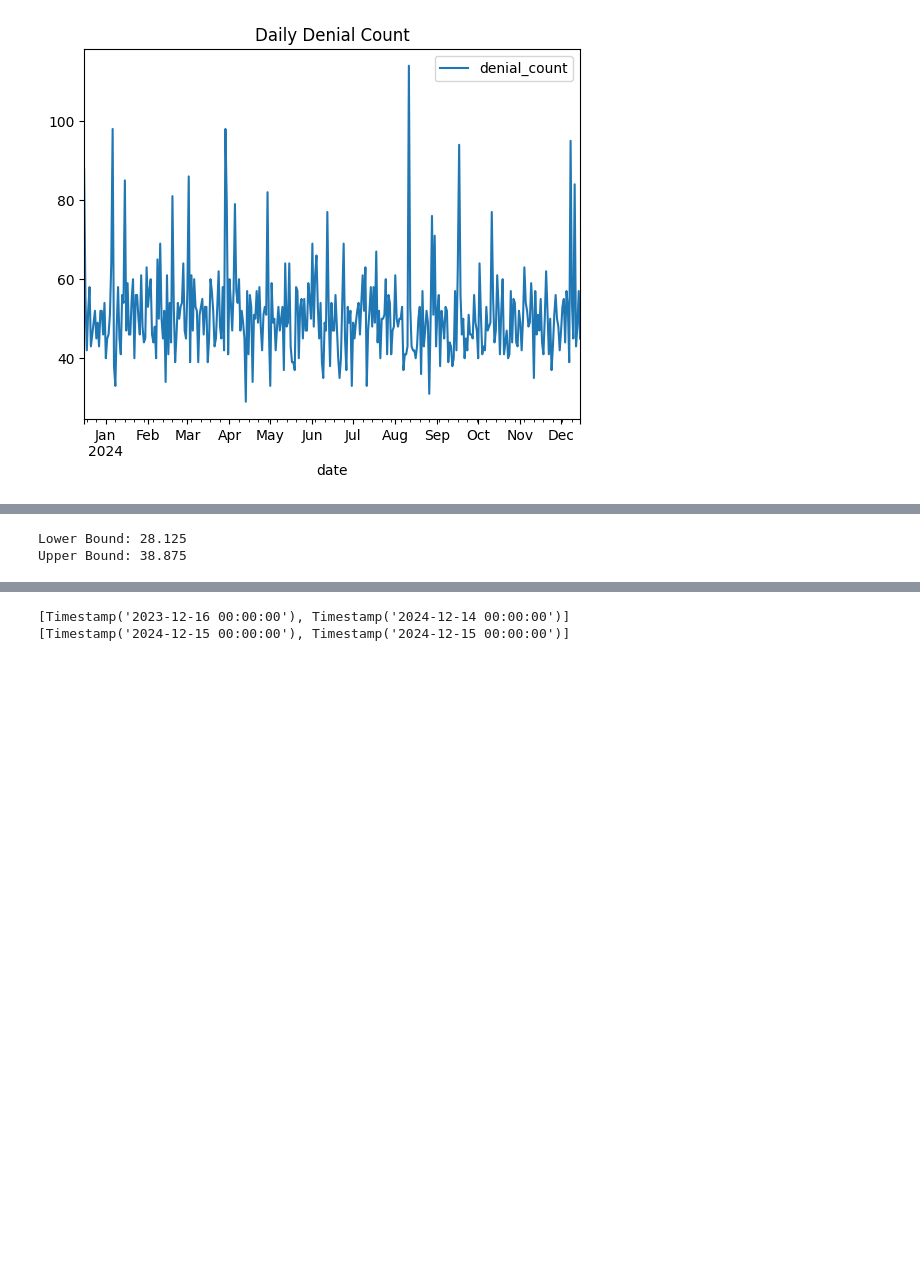
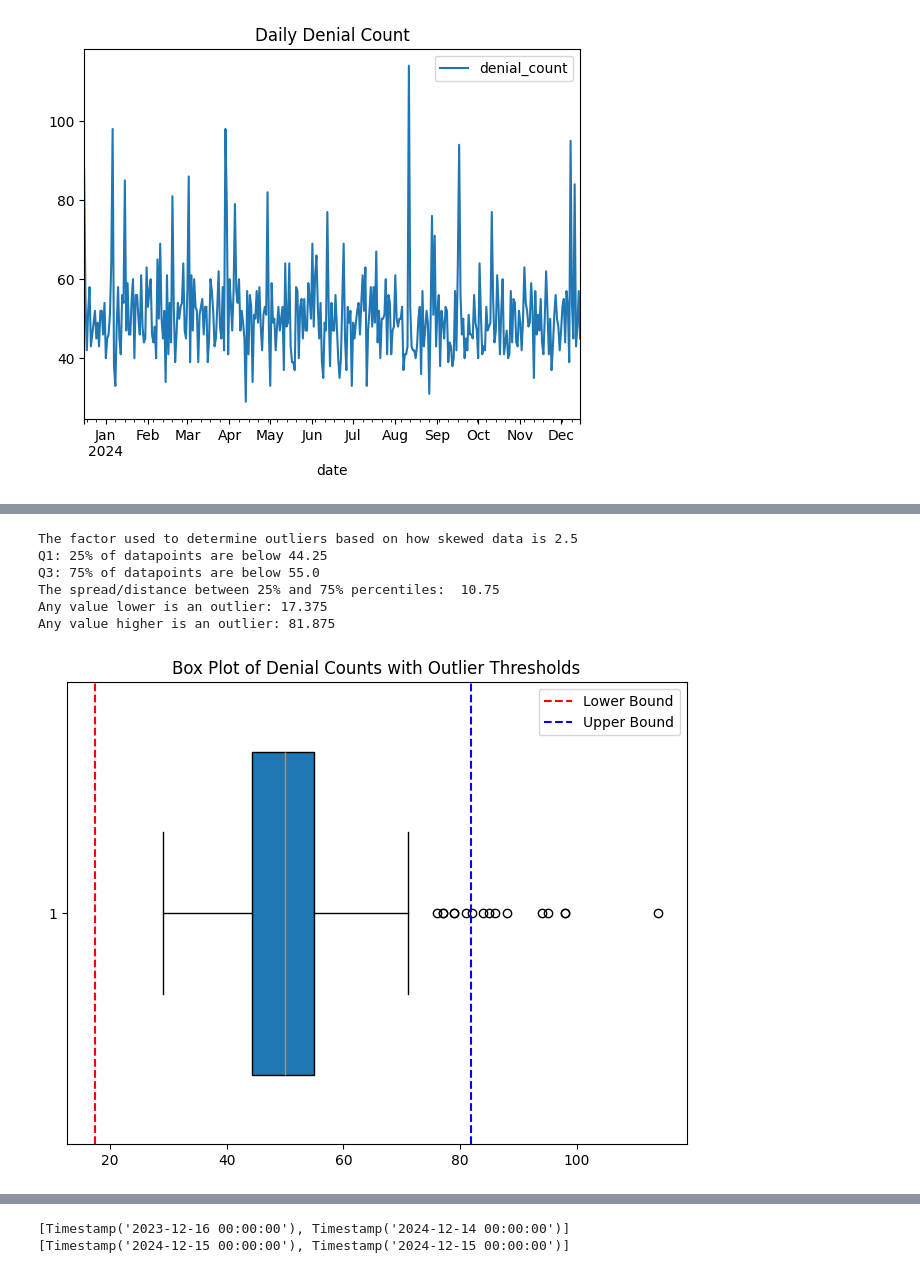
Before and after one commit to destefanoadonis/example-causal-impact-notebook, a Jupyter notebook: variable-thresholds.ipynb, the cells around one changed output, grey strips where cells are left out. Drawn from its saved outputs; the diff is of its cells as text; code cells hidden in the pictures; blank space fills up the shorter version.

```diff
--- a/variable-thresholds.ipynb
+++ b/variable-thresholds.ipynb
@@ -181,6 +187,10 @@ from scipy.stats import skew
 def get_dynamic_iqr_multiplier(data):
     """
     Determine the IQR multiplier dynamically based on skewness.
+
+    The IQR multiplier is a factor used to define the range for identifying outliers in a dataset.
+    By multiplying the Interquartile Range (IQR) by a specific value (typically 1.5), you establish thresholds to
+    flag data points that are significantly different from the majority, providing detection of unusual values even when the data is skewed.
     """
     # Calculate skewness
     data_skewness = skew(data, nan_policy='omit')
@@ -194,24 +204,42 @@ def get_dynamic_iqr_multiplier(data):
         multiplier = 2.5
 
     return multiplier
-# %%
-MULTIPLIER = 1.5
-
-Q1 = daily_metrics_df["denial_count"].quantile(.25)
-Q3 = daily_metrics_df["denial_count"].quantile(.75)
-
-IQR = Q3 - Q1
-
-LOWER_BOUND = Q1 - MULTIPLIER * IQR
-UPPER_BOUND = Q3 - MULTIPLIER * IQR
-
-
-# Identify outliers
-result_df['is_outlier'] = (daily_metrics_df['denial_count'] < LOWER_BOUND) | (daily_metrics_df['denial_count'] > UPPER_BOUND)
-
-# Display results
-print("Lower Bound:", LOWER_BOUND)
-print("Upper Bound:", UPPER_BOUND)
-# %% [output]
-Lower Bound: 28.125
-Upper Bound: 38.875
+# %%
+iqr_example__daily_metrics_df = daily_metrics_df.copy()
+# %%
+MULTIPLIER = get_dynamic_iqr_multiplier(iqr_example__daily_metrics_df["denial_count"])
+
+Q1 = iqr_example__daily_metrics_df["denial_count"].quantile(.25)
+Q3 = iqr_example__daily_metrics_df["denial_count"].quantile(.75)
+
+IQR = Q3 - Q1
+
+LOWER_BOUND = Q1 - (MULTIPLIER * IQR)
+UPPER_BOUND = Q3 + (MULTIPLIER * IQR)
+
+iqr_example__daily_metrics_df["iqr_lower_bound"] = LOWER_BOUND
+iqr_example__daily_metrics_df["iqr_upper_bound"] = UPPER_BOUND
+
+print("The factor used to determine outliers based on how skewed data is", MULTIPLIER)
+print("Q1: 25% of datapoints are below", Q1)
+print("Q3: 75% of datapoints are below", Q3)
+print("The spread/distance between 25% and 75% percentiles: ", IQR)
+print("Any value lower is an outlier:", LOWER_BOUND)
+print("Any value higher is an outlier:", UPPER_BOUND)
+# %% [output]
+The factor used to determine outliers based on how skewed data is 2.5
+Q1: 25% of datapoints are below 44.25
+Q3: 75% of datapoints are below 55.0
+The spread/distance between 25% and 75% percentiles:  10.75
+Any value lower is an outlier: 17.375
+Any value higher is an outlier: 81.875
+# %%
+plt.figure(figsize=(8, 6))
+plt.boxplot(iqr_example__daily_metrics_df['denial_count'], vert=False, patch_artist=True, widths=0.7)
+plt.axvline(LOWER_BOUND, color='red', linestyle='--', label='Lower Bound')
+plt.axvline(UPPER_BOUND, color='blue', linestyle='--', label='Upper Bound')
+plt.title('Box Plot of Denial Counts with Outlier Thresholds')
+plt.legend()
+plt.show()
+# %% [output]
+[figure, added]
```
Also changed, not shown: parts of 19 cells of this notebook.
